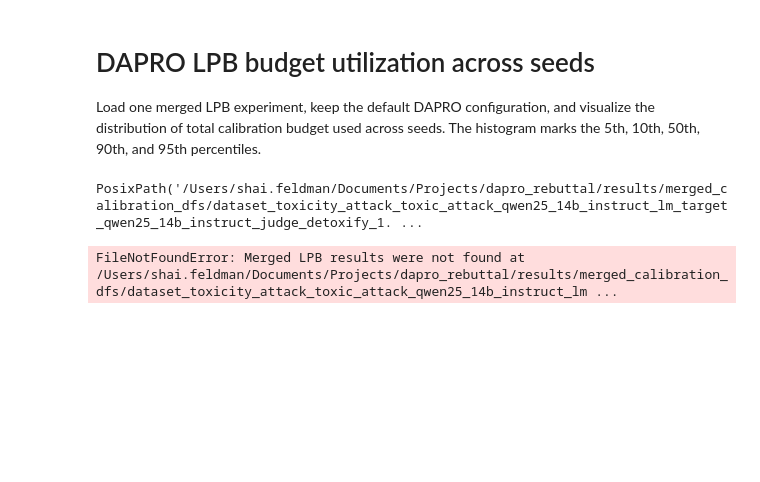
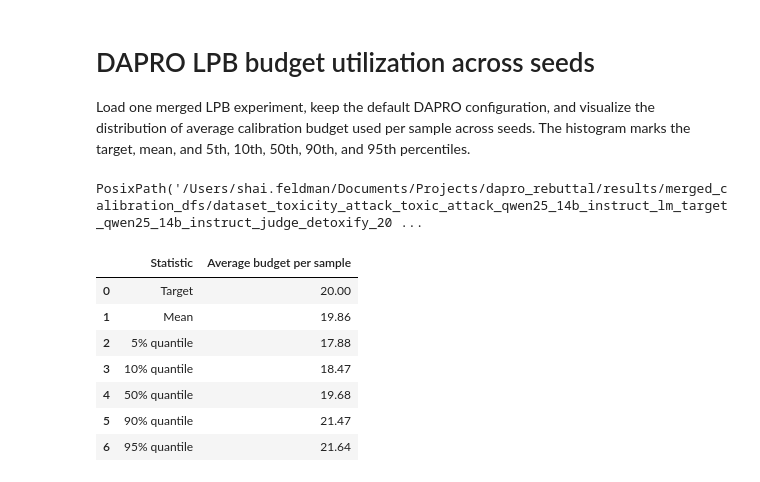
Before and after one commit to Shai128/dapro_rebuttal, a Jupyter notebook: notebooks/visualize_dapro_lpb_budget.ipynb, the cells around one changed output. Cells and saved outputs as stored; diff of their text form; code cells hidden in the pictures; blank space fills up the shorter version.

```diff
--- a/notebooks/visualize_dapro_lpb_budget.ipynb
+++ b/notebooks/visualize_dapro_lpb_budget.ipynb
@@ -1,7 +1,7 @@
 # %% [markdown]
 # DAPRO LPB budget utilization across seeds
 
-Load one merged LPB experiment, keep the default DAPRO configuration, and visualize the distribution of total calibration budget used across seeds. The histogram marks the 5th, 10th, 50th, 90th, and 95th percentiles.
+Load one merged LPB experiment, keep the default DAPRO configuration, and visualize the distribution of average calibration budget used per sample across seeds. The histogram marks the target, mean, and 5th, 10th, 50th, 90th, and 95th percentiles.
 # %%
 from pathlib import Path
 import textwrap
@@ -20,8 +20,8 @@ if not (PROJECT_ROOT / "src").exists() and (PROJECT_ROOT.parent / "src").exists(
 config = {
     "dataset_name": "dataset_toxicity",
     "dataset_setup": "attack_toxic_attack_qwen25_14b_instruct_lm_target_qwen25_14b_instruct_judge_detoxify",
-    "budget_per_sample": 1.0,
-    "cal_size": 4000,
+    "budget_per_sample": 20.0,
+    "cal_size": 3000,
     "tau_prior": 0.56,
     "is_real": True,
 }
@@ -36,12 +36,13 @@ experiment_signature = (
     f'{config["budget_per_sample"]}_{config["cal_size"]}_'
     f'{config["tau_prior"]}_{np.round(gamma, 3)}'
 )
+# dataset_toxicity_attack_toxic_attack_qwen25_14b_instruct_lm_target_gemma3_4b_it_judge_detoxify_20.0_3000_0.56_10.0
 
 results_dir = PROJECT_ROOT / "results" / "merged_calibration_dfs" / experiment_signature
 csv_path = results_dir / "all_df.csv"
 csv_path
 # %% [output]
-PosixPath('/Users/shai.feldman/Documents/Projects/dapro_rebuttal/results/merged_calibration_dfs/dataset_toxicity_attack_toxic_attack_qwen25_14b_instruct_lm_target_qwen25_14b_instruct_judge_detoxify_1. ...
+PosixPath('/Users/shai.feldman/Documents/Projects/dapro_rebuttal/results/merged_calibration_dfs/dataset_toxicity_attack_toxic_attack_qwen25_14b_instruct_lm_target_qwen25_14b_instruct_judge_detoxify_20 ...
 # %%
 if not csv_path.exists():
     raise FileNotFoundError(
@@ -56,41 +57,55 @@ if missing_columns:
     raise KeyError(f"Missing required columns: {sorted(missing_columns)}")
 
 dapro_rows = all_df.loc[
     all_df["calibration_name"].eq(DAPRO_METHOD),
     ["seed", "budget_used"],
 ].copy()
 if dapro_rows.empty:
     available = sorted(all_df["calibration_name"].dropna().unique())
     raise ValueError(
         f"No rows found for {DAPRO_METHOD}. Available methods: {available}"
     )
 
 dapro_rows["budget_used"] = pd.to_numeric(dapro_rows["budget_used"], errors="coerce")
 dapro_rows = dapro_rows.replace([np.inf, -np.inf], np.nan).dropna()
 
 # Merged bound results contain one row per target coverage. Budget is a per-seed
 # allocation statistic, so verify consistency before retaining one value per seed.
 budgets_per_seed = dapro_rows.groupby("seed")["budget_used"]
 inconsistent_seeds = budgets_per_seed.nunique().loc[lambda counts: counts > 1]
 if not inconsistent_seeds.empty:
     raise ValueError(
         "DAPRO has multiple budget_used values for these seeds: "
         f"{inconsistent_seeds.index.tolist()}"
     )
 
-seed_budgets = budgets_per_seed.first().sort_index()
-if seed_budgets.empty:
+seed_average_budgets = budgets_per_seed.first().sort_index() / config["cal_size"]
+if seed_average_budgets.empty:
     raise ValueError("No finite DAPRO budget values remain after cleaning.")
 
+target_average_budget = config["budget_per_sample"]
+mean_average_budget = seed_average_budgets.mean()
 quantile_levels = [0.05, 0.10, 0.50, 0.90, 0.95]
-budget_quantiles = seed_budgets.quantile(quantile_levels)
+budget_quantiles = seed_average_budgets.quantile(quantile_levels)
 
-pd.DataFrame({
-    "quantile": [f"{level:.0%}" for level in quantile_levels],
-    "budget_used": budget_quantiles.to_numpy(),
-})
+budget_summary = pd.DataFrame(
+    [
+        ("Target", target_average_budget),
+        ("Mean", mean_average_budget),
+        *[(f"{level:.0%} quantile", budget_quantiles.loc[level]) for level in quantile_levels],
+    ],
+    columns=["Statistic", "Average budget per sample"],
+)
+budget_summary.style.format({"Average budget per sample": "{:.2f}"})
 # %% [output]
-FileNotFoundError: Merged LPB results were not found at /Users/shai.feldman/Documents/Projects/dapro_rebuttal/results/merged_calibration_dfs/dataset_toxicity_attack_toxic_attack_qwen25_14b_instruct_lm ...
+|  | Statistic | Average budget per sample |
+| 0 | Target | 20.00 |
+| 1 | Mean | 19.86 |
+| 2 | 5% quantile | 17.88 |
+| 3 | 10% quantile | 18.47 |
+| 4 | 50% quantile | 19.68 |
+| 5 | 90% quantile | 21.47 |
+| 6 | 95% quantile | 21.64 |
 # %%
 sns.set_theme(style="whitegrid", context="talk")
 
```
Also changed, not shown: parts of 2 cells of this notebook, 2 other files.
